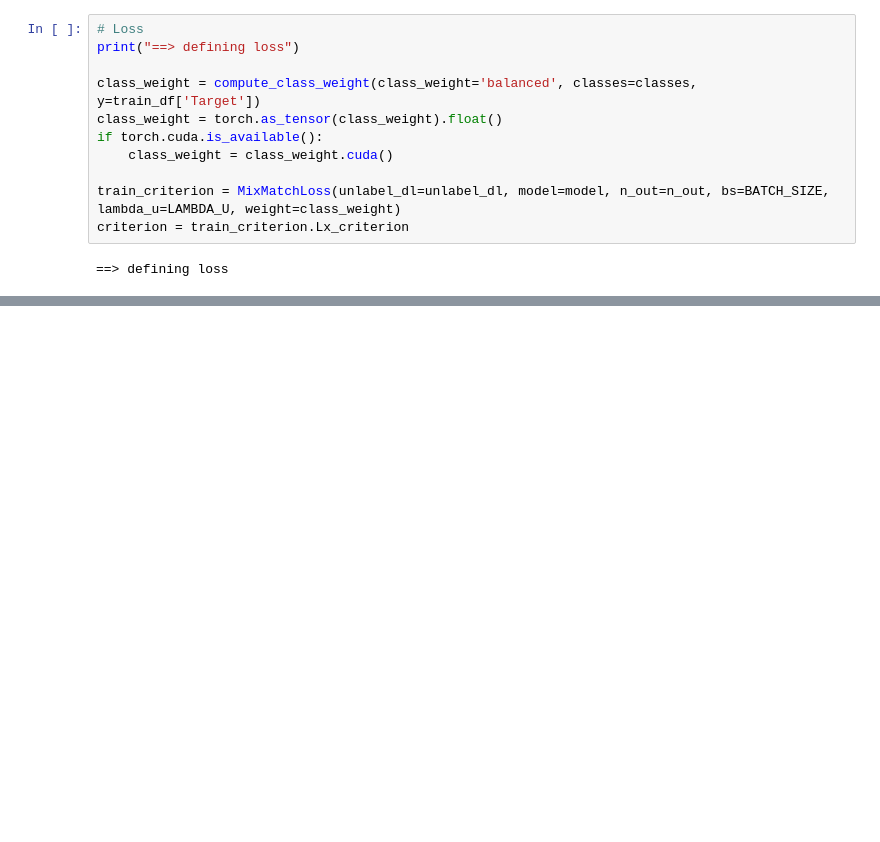
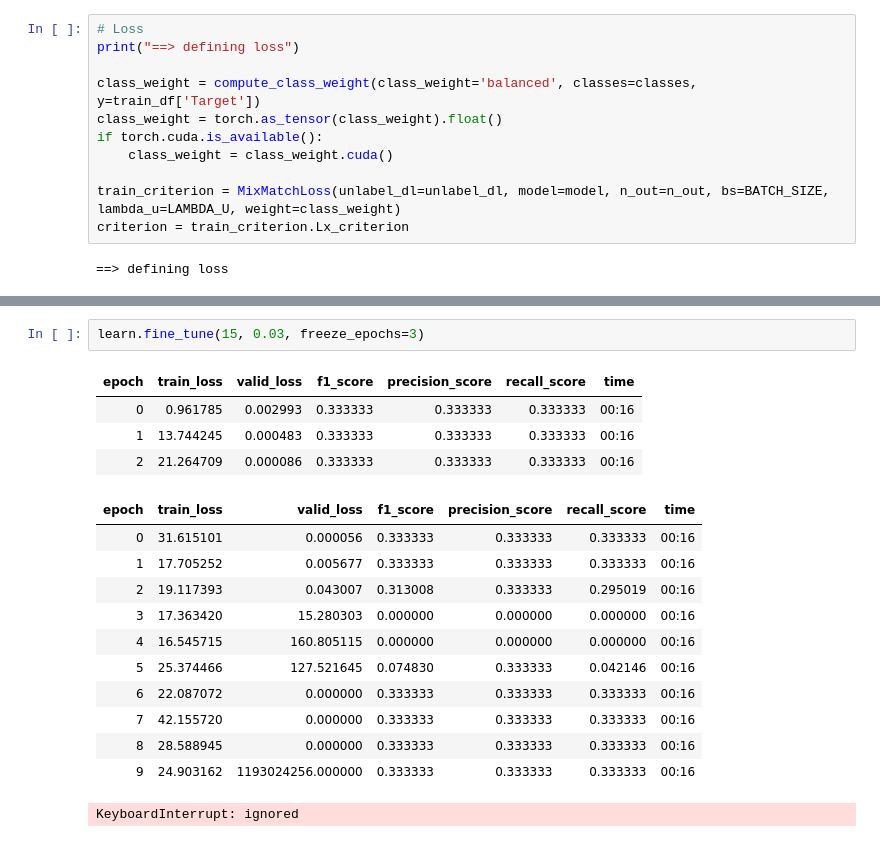
Before and after one commit to lluissalord/radiology_ai, a Jupyter notebook: 5_mix_match_train.ipynb, the cells around one changed output, grey strips where cells are left out. Cells and saved outputs as stored; diff of their text form; blank space fills up the shorter version.

```diff
--- a/5_mix_match_train.ipynb
+++ b/5_mix_match_train.ipynb
@@ -259,0 +300,19 @@ epoch     train_loss  valid_loss  f1_score  precision_score  recall_score  time
+# %%
+learn.fine_tune(15, 0.03, freeze_epochs=3)
+# %% [output]
+| epoch | train_loss | valid_loss | f1_score | precision_score | recall_score | time |
+| 0 | 0.961785 | 0.002993 | 0.333333 | 0.333333 | 0.333333 | 00:16 |
+| 1 | 13.744245 | 0.000483 | 0.333333 | 0.333333 | 0.333333 | 00:16 |
+| 2 | 21.264709 | 0.000086 | 0.333333 | 0.333333 | 0.333333 | 00:16 |
+| epoch | train_loss | valid_loss | f1_score | precision_score | recall_score | time |
+| 0 | 31.615101 | 0.000056 | 0.333333 | 0.333333 | 0.333333 | 00:16 |
+| 1 | 17.705252 | 0.005677 | 0.333333 | 0.333333 | 0.333333 | 00:16 |
+| 2 | 19.117393 | 0.043007 | 0.313008 | 0.333333 | 0.295019 | 00:16 |
+| 3 | 17.363420 | 15.280303 | 0.000000 | 0.000000 | 0.000000 | 00:16 |
+| 4 | 16.545715 | 160.805115 | 0.000000 | 0.000000 | 0.000000 | 00:16 |
+| 5 | 25.374466 | 127.521645 | 0.074830 | 0.333333 | 0.042146 | 00:16 |
+| 6 | 22.087072 | 0.000000 | 0.333333 | 0.333333 | 0.333333 | 00:16 |
+| 7 | 42.155720 | 0.000000 | 0.333333 | 0.333333 | 0.333333 | 00:16 |
+| 8 | 28.588945 | 0.000000 | 0.333333 | 0.333333 | 0.333333 | 00:16 |
+| 9 | 24.903162 | 1193024256.000000 | 0.333333 | 0.333333 | 0.333333 | 00:16 |
+KeyboardInterrupt: ignored
```
Also changed, not shown: parts of 11 cells of this notebook.
